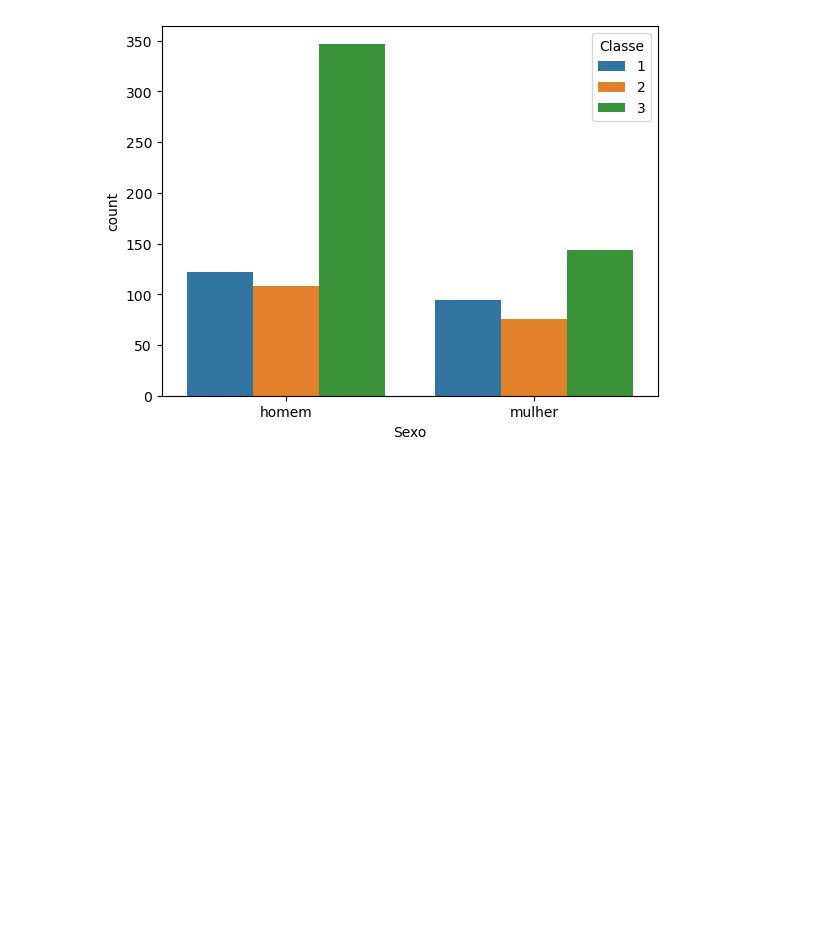
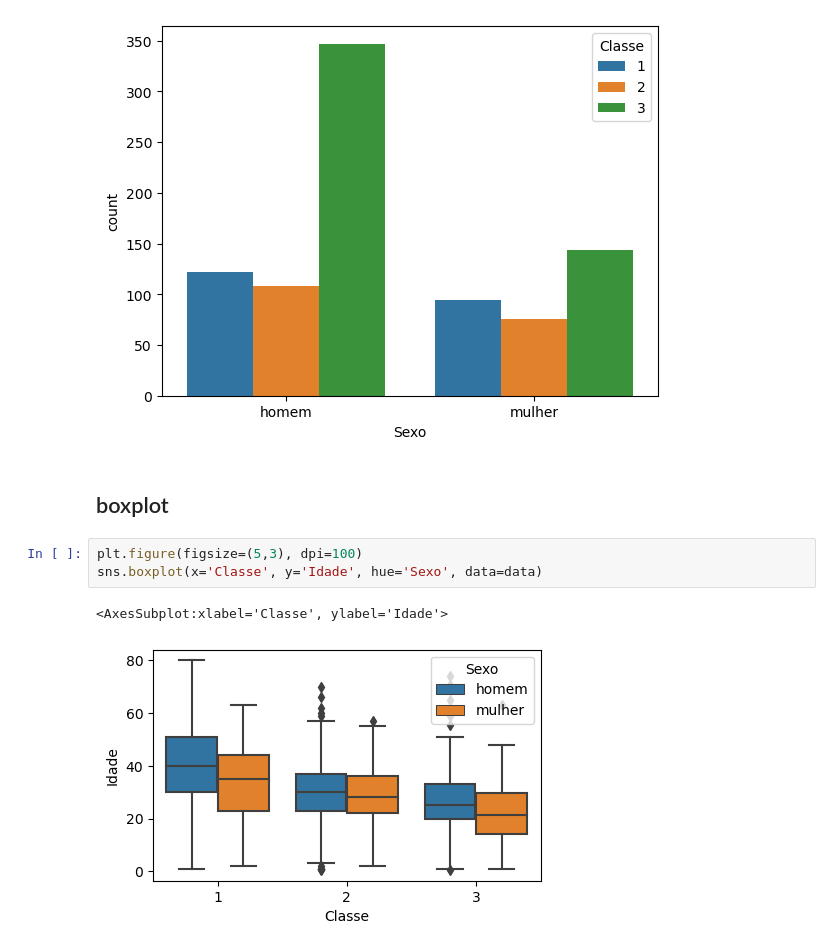
Before and after one commit to phillrog/py-machine-learning, a Jupyter notebook: notebooks/5 - visualização de dados/mod5.ipynb, the cells around one changed output. Cells and saved outputs as stored; diff of their text form; blank space fills up the shorter version.

Commit message:
criação de gráfico com boxplot

```diff
--- a/notebooks/5 - visualização de dados/mod5.ipynb
+++ b/notebooks/5 - visualização de dados/mod5.ipynb
@@ -166,3 +166,11 @@ sns.countplot('Sexo', hue='Classe', data=data)
 # %% [output]
 <AxesSubplot:xlabel='Sexo', ylabel='count'>
 [figure]
+# %% [markdown]
+## boxplot
+# %%
+plt.figure(figsize=(5,3), dpi=100)
+sns.boxplot(x='Classe', y='Idade', hue='Sexo', data=data)
+# %% [output]
+<AxesSubplot:xlabel='Classe', ylabel='Idade'>
+[figure, added]
```
